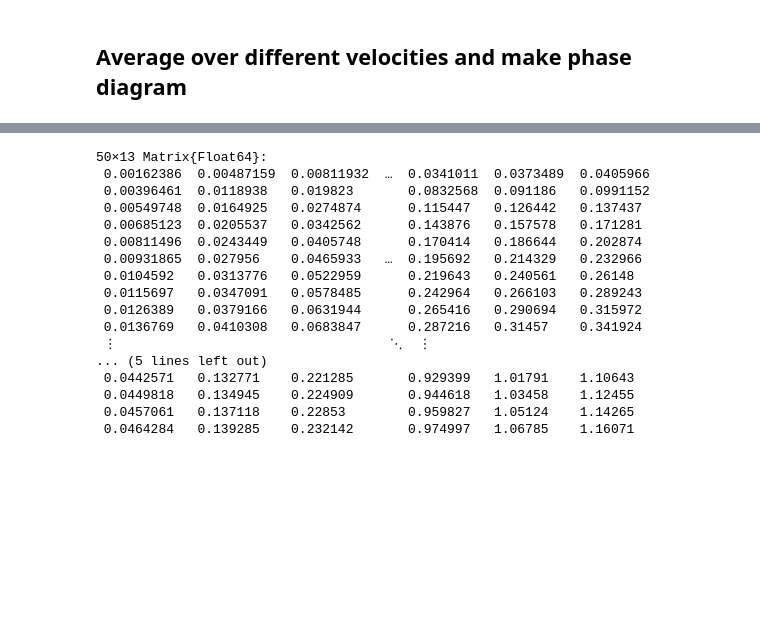
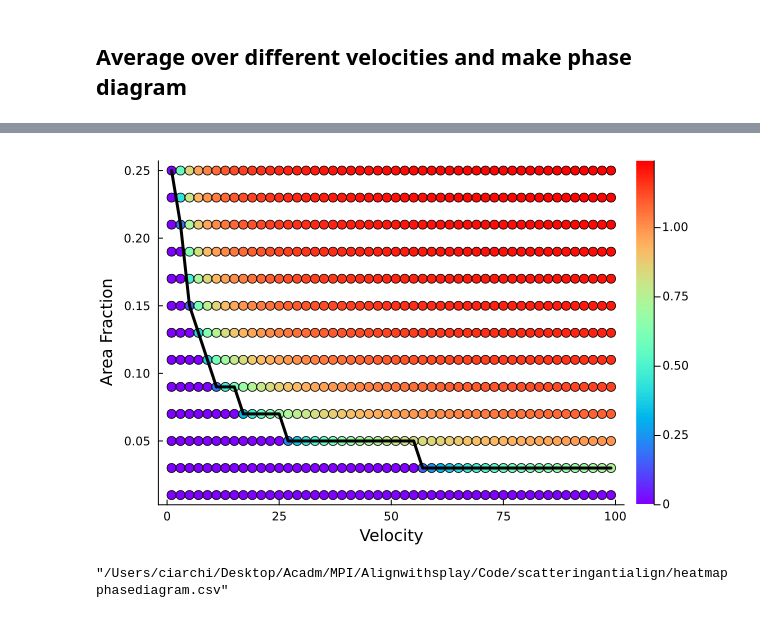
Before and after one commit to dassuchi/Flocking, a Jupyter notebook: Julia/scatteringtruedyn.ipynb, the cells around one changed output, grey strips where cells are left out. Drawn from its saved outputs; the diff is of its cells as text; code cells hidden in the pictures; blank space fills up the shorter version.

Commit message:
Modified code by making it more optimized and fixi ng small bugs. Created new files data.

```diff
--- a/Julia/scatteringtruedyn.ipynb
+++ b/Julia/scatteringtruedyn.ipynb
@@ -34,9 +36,0 @@ generate!(dinit, deltaps,
-# %%
-pos_deltaps = Float64[];
-pos_dinit = Float64[];
-for i in 1:length(deltaps)
-   if deltaps[i] < 0
-        push!(pos_dinit, dinit[i]);
-        push!(pos_deltaps, deltaps[i]);
-    end
-end
@@ -191,7 +231,7 @@ calc_avg!(avgspdpv, third_order,
 #Rotational diffusion contstant
 Dr::Float64 = 0.15;
 #Effective range of interactions
-rangeLambda::Float64 = 10.0;
+rangeLambda::Float64 = 20.0;
 #Radius of particle
 rparticle::Float64 = 1.5;
 #Area of single particle
@@ -219,43 +259,49 @@ for i in 1:length(rangesv)
 end
 # %%
 #Plot heatmap
-z = transpose(totalmus)[:];
+z = transpose(polarizations)[:];
+vtrans = zeros(length(afractions));
+atrans = zeros(length(afractions));
 y = repeat(afractions, length(afractions));
 x = repeat(rangesv, inner = length(afractions));
 negativeaf = zeros(length(rangesv));
 for i in 1:length(rangesv)
     j::Int64 = 1;
     while polarizations[i,j] == 0
         j+=1;
         if j > length(afractions)
             j -= 1;
             break
         end
     end
     negativeaf[i] = afractions[j];
 end
+
+#Save transition of polarization
+for i in 1:length(densities)
+    for j in 1:length(rangesv)
+        if polarizations[j,i] != 0
+            atrans[i] = afractions[i];
+            vtrans[i] = rangesv[j];
+            break
+        end
+    end
+end
 scatter(x, y, zcolor = z, grid = false, markersize = 5, c=:rainbow1, legend = false, colorbar = true)
 plot!(rangesv, negativeaf, color=:black, linewidth=3, legend = false)
 xlabel!("Velocity")
 ylabel!("Area Fraction")
 #savefig("phasediagram.pdf")
+# %% [output]
+[figure, added]
-# %%
-totalxis
-# %% [output]
-50×13 Matrix{Float64}:
- 0.00162386  0.00487159  0.00811932  …  0.0341011  0.0373489  0.0405966
- 0.00396461  0.0118938   0.019823       0.0832568  0.091186   0.0991152
- 0.00549748  0.0164925   0.0274874      0.115447   0.126442   0.137437
- 0.00685123  0.0205537   0.0342562      0.143876   0.157578   0.171281
- 0.00811496  0.0243449   0.0405748      0.170414   0.186644   0.202874
- 0.00931865  0.027956    0.0465933   …  0.195692   0.214329   0.232966
- 0.0104592   0.0313776   0.0522959      0.219643   0.240561   0.26148
- 0.0115697   0.0347091   0.0578485      0.242964   0.266103   0.289243
- 0.0126389   0.0379166   0.0631944      0.265416   0.290694   0.315972
- 0.0136769   0.0410308   0.0683847      0.287216   0.31457    0.341924
- ⋮                                   ⋱  ⋮
-... (5 lines left out)
- 0.0442571   0.132771    0.221285       0.929399   1.01791    1.10643
- 0.0449818   0.134945    0.224909       0.944618   1.03458    1.12455
- 0.0457061   0.137118    0.22853        0.959827   1.05124    1.14265
- 0.0464284   0.139285    0.232142       0.974997   1.06785    1.16071
+# %%
+#Save data for heatmap transition
+df = DataFrame(v = vtrans, phi0 = atrans);
+CSV.write("/Users/ciarchi/Desktop/Acadm/MPI/Alignwithsplay/Code/scatteringantialign/transitionarea.csv", df)
+
+#Save data for heatmap
+df = DataFrame(polarizations, string.(afractions));
+df[!,"Velocity"] = rangesv;
+CSV.write("/Users/ciarchi/Desktop/Acadm/MPI/Alignwithsplay/Code/scatteringantialign/heatmapphasediagram.csv", df)
+# %% [output]
+"/Users/ciarchi/Desktop/Acadm/MPI/Alignwithsplay/Code/scatteringantialign/heatmapphasediagram.csv"
```
Also changed, not shown: parts of 9 cells of this notebook, 8 other files.
